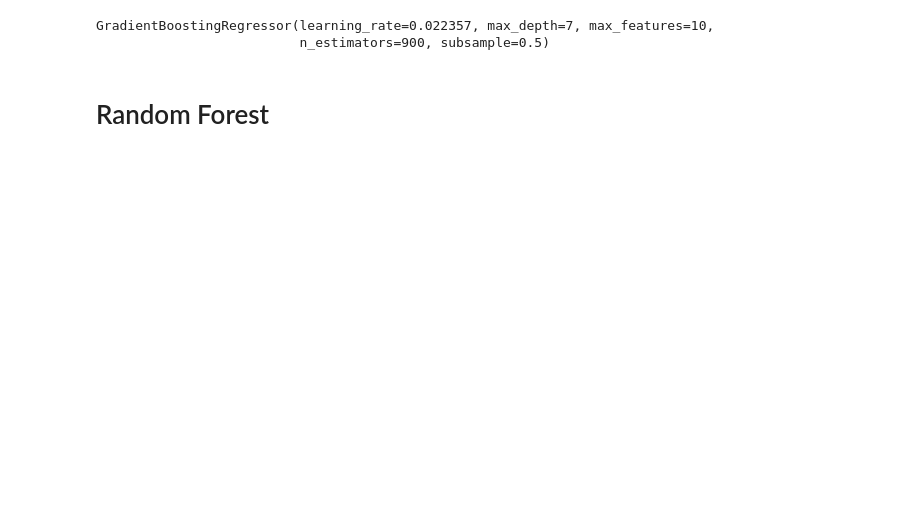
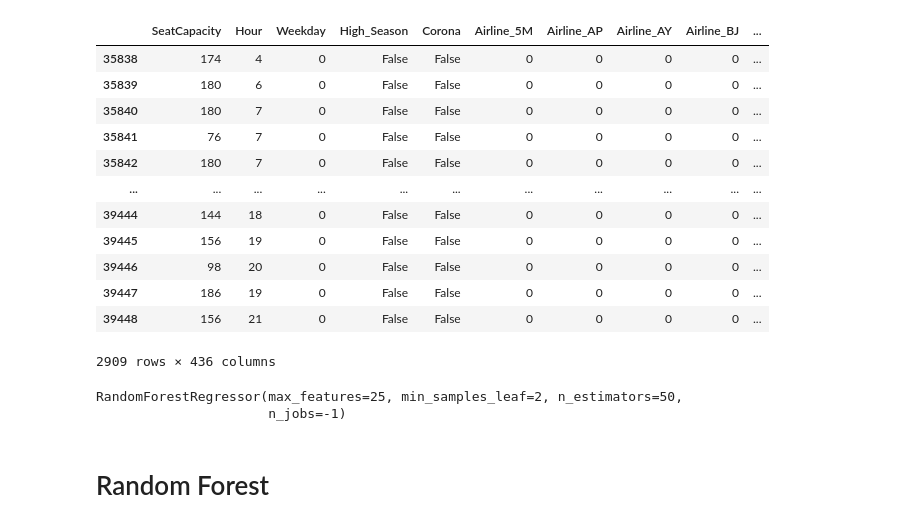
Before and after one commit to MatildeDP/ComputationalDataAnalysisProject, a Jupyter notebook: TestPerfomance.ipynb, the cells around one changed output. Cells and saved outputs as stored; diff of their text form; code cells hidden in the pictures; blank space fills up the shorter version.

```diff
--- a/TestPerfomance.ipynb
+++ b/TestPerfomance.ipynb
@@ -1,28 +1,53 @@
 # %%
 import numpy as np
 import matplotlib.pyplot as plt
 from sklearn.ensemble import RandomForestRegressor, GradientBoostingRegressor
 import seaborn
 from sklearn.model_selection import GridSearchCV, train_test_split
 import pandas as pd
 seaborn.set()
 data = pd.read_csv("data/train_data.csv")
-X_train = data[data.ScheduleTime < '2022-02-01'].drop(["ScheduleTime", "LoadFactor"], axis = 1)
-y_train = data[data.ScheduleTime < '2022-02-01'].LoadFactor.values
 
-X_test  = data[data.ScheduleTime >= '2022-02-01'].drop(["ScheduleTime", "LoadFactor"], axis = 1)
-y_test  = data[data.ScheduleTime >= '2022-02-01'].LoadFactor.values
+
+date = '2022-02-07'
+train, test = data.ScheduleTime < date,  data.ScheduleTime >= date
+
+# val_, test_ = train_test_split(test[test == 1], random_state = 0, test_size = 0.5)
+# test.loc[test_.index] = False
+# train.loc[val_.index] = True
+
+X_train = data[train].drop(["ScheduleTime", "LoadFactor"], axis = 1)
+y_train = data[train].LoadFactor.values
+
+
+X_test  = data[test].drop(["ScheduleTime", "LoadFactor"], axis = 1)
+y_test  = data[test].LoadFactor.values
 
 SeatCapacity = X_test.SeatCapacity.values
+X_test
+# %% [output]
+|  | SeatCapacity | Hour | Weekday | High_Season | Corona | Airline_5M | Airline_AP | Airline_AY | Airline_BJ | ... |
+| 35838 | 174 | 4 | 0 | False | False | 0 | 0 | 0 | 0 | ... |
+| 35839 | 180 | 6 | 0 | False | False | 0 | 0 | 0 | 0 | ... |
+| 35840 | 180 | 7 | 0 | False | False | 0 | 0 | 0 | 0 | ... |
+| 35841 | 76 | 7 | 0 | False | False | 0 | 0 | 0 | 0 | ... |
+| 35842 | 180 | 7 | 0 | False | False | 0 | 0 | 0 | 0 | ... |
+| ... | ... | ... | ... | ... | ... | ... | ... | ... | ... | ... |
+| 39444 | 144 | 18 | 0 | False | False | 0 | 0 | 0 | 0 | ... |
+| 39445 | 156 | 19 | 0 | False | False | 0 | 0 | 0 | 0 | ... |
+| 39446 | 98 | 20 | 0 | False | False | 0 | 0 | 0 | 0 | ... |
+| 39447 | 186 | 19 | 0 | False | False | 0 | 0 | 0 | 0 | ... |
+| 39448 | 156 | 21 | 0 | False | False | 0 | 0 | 0 | 0 | ... |
+2909 rows × 436 columns
 # %%
-Forest  = RandomForestRegressor(n_estimators = 25, min_samples_leaf = 2, max_features = 10, n_jobs= -1)
+Forest  = RandomForestRegressor(n_estimators = 50, min_samples_leaf = 2, max_features = 25, n_jobs= -1)
 Booster = GradientBoostingRegressor(n_estimators = 900, max_depth = 7, learning_rate = 0.022357, max_features = 10, subsample = .5)
 
 Forest.fit(X_train, y_train)
-Booster.fit(X_train, y_train)
+# Booster.fit(X_train, y_train)
 # %% [output]
-GradientBoostingRegressor(learning_rate=0.022357, max_depth=7, max_features=10,
-                          n_estimators=900, subsample=0.5)
+RandomForestRegressor(max_features=25, min_samples_leaf=2, n_estimators=50,
+                      n_jobs=-1)
 # %% [markdown]
 # Random Forest
 # %%
```
Also changed, not shown: parts of 4 cells of this notebook, 2 other files.
